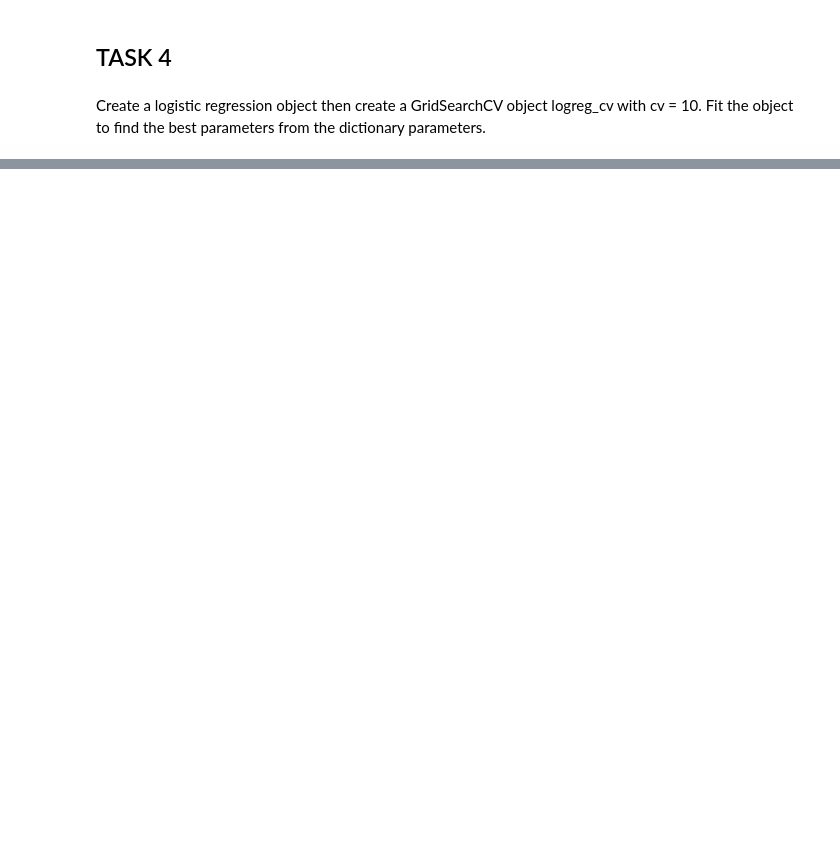
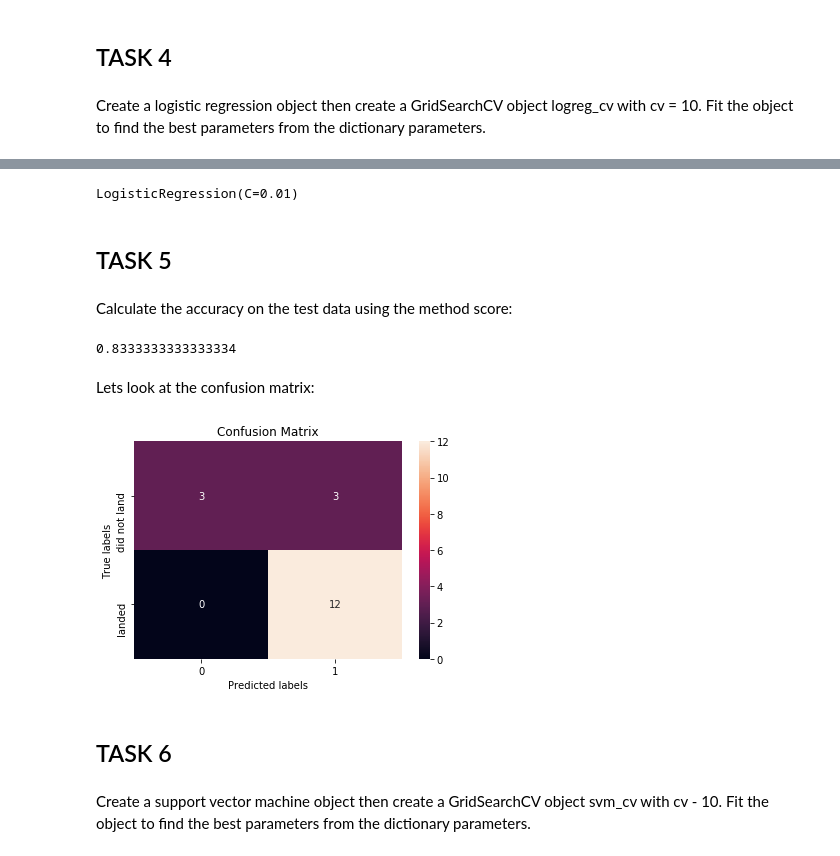
Before and after one commit to swarnaprony/Coursera_Capstone, a Jupyter notebook: SpaceYRocketLaunchCostPrediction/SpaceXFalcon9FirstStageLandingPrediction.ipynb, the cells around one changed output, grey strips where cells are left out. Cells and saved outputs as stored; diff of their text form; code cells hidden in the pictures; blank space fills up the shorter version.

Commit message:
First stage landing prediction of SpaceX Falcon 9 Using classification algorithms

```diff
--- a/SpaceYRocketLaunchCostPrediction/SpaceXFalcon9FirstStageLandingPrediction.ipynb
+++ b/SpaceYRocketLaunchCostPrediction/SpaceXFalcon9FirstStageLandingPrediction.ipynb
@@ -103,4 +105,5 @@ X.head(100)
 # %% [markdown]
 Create a NumPy array from the column Class in data, by applying the method to_numpy() then assign it to the variable Y,make sure the output is a Pandas series (only one bracket df['name of column']).
 # %%
-Y = pd.DataFrame(data['Class']).to_numpy()
+Y = data['Class'].to_numpy()
+Y
@@ -161,4 +174,10 @@ Y_test.shape
 # %% [markdown]
 Create a logistic regression object then create a GridSearchCV object logreg_cv with cv = 10. Fit the object to find the best parameters from the dictionary parameters.
 # %%
-parameters ={'C':[0.01,0.1,1]}
+parameters ={'C':[0.01,0.1,1],
+             'penalty':['l2'],
+             'solver':['lbfgs']}
+# %%
+logreg=LogisticRegression()
+logreg_cv=GridSearchCV(logreg,parameters,cv=10)
+logreg_cv.fit(X_train,Y_train)
@@ -164,0 +199,25 @@ parameters ={'C':[0.01,0.1,1]}
+# %%
+logreg_new = LogisticRegression(C=0.01, penalty='l2', solver='lbfgs')
+logreg_new.fit(X_train, Y_train)
+# %% [output]
+LogisticRegression(C=0.01)
+# %% [markdown]
+## TASK 5
+# %% [markdown]
+Calculate the accuracy on the test data using the method score:
+# %%
+log_score = logreg_new.score(X_test, Y_test)
+log_score
+# %% [output]
+0.8333333333333334
+# %% [markdown]
+Lets look at the confusion matrix:
+# %%
+lr_yhat=logreg_cv.predict(X_test)
+plot_confusion_matrix(Y_test,lr_yhat)
+# %% [output]
+[figure, added]
+# %% [markdown]
+## TASK 6
+# %% [markdown]
+Create a support vector machine object then create a GridSearchCV object svm_cv with cv - 10. Fit the object to find the best parameters from the dictionary parameters.
```
Also changed, not shown: parts of 46 cells of this notebook, 2 other files.
